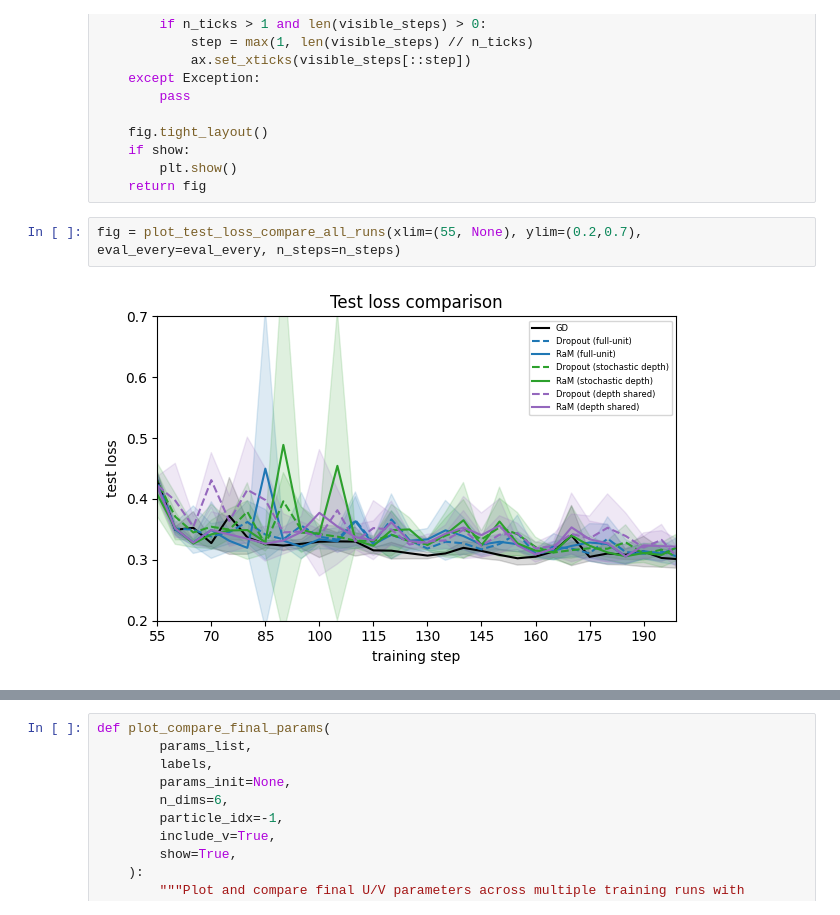
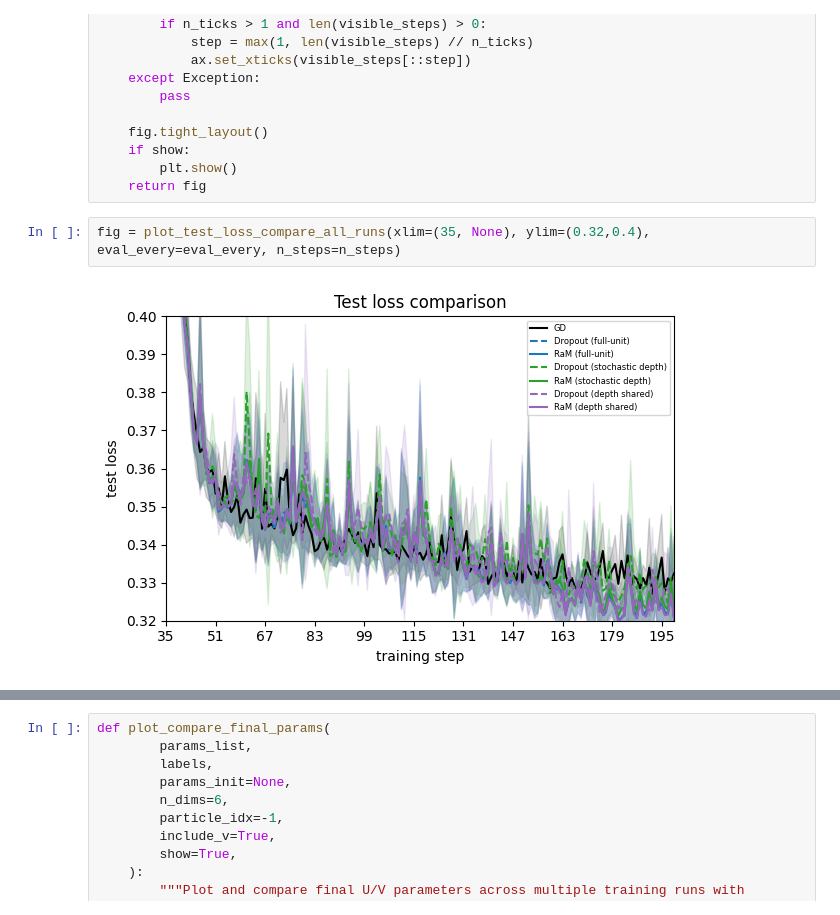
Before and after one commit to xavimaass/dropout_and_ram_2026, a Jupyter notebook: plots_from_single_run.ipynb, the cells around one changed output, grey strips where cells are left out. Drawn from its saved outputs; the diff is of its cells as text.

```diff
--- a/plots_from_single_run.ipynb
+++ b/plots_from_single_run.ipynb
@@ -203,6 +203,6 @@ def plot_test_loss_compare_all_runs(show=True, xlim=None, ylim=None, eval_every=
         plt.show()
     return fig
 # %%
-fig = plot_test_loss_compare_all_runs(xlim=(55, None), ylim=(0.2,0.7), eval_every=eval_every, n_steps=n_steps)
+fig = plot_test_loss_compare_all_runs(xlim=(35, None), ylim=(0.32,0.4), eval_every=eval_every, n_steps=n_steps)
 # %% [output]
-[figure, old version]
+[figure, new version]
```
Also changed, not shown: parts of 8 cells of this notebook, 21 other files.
